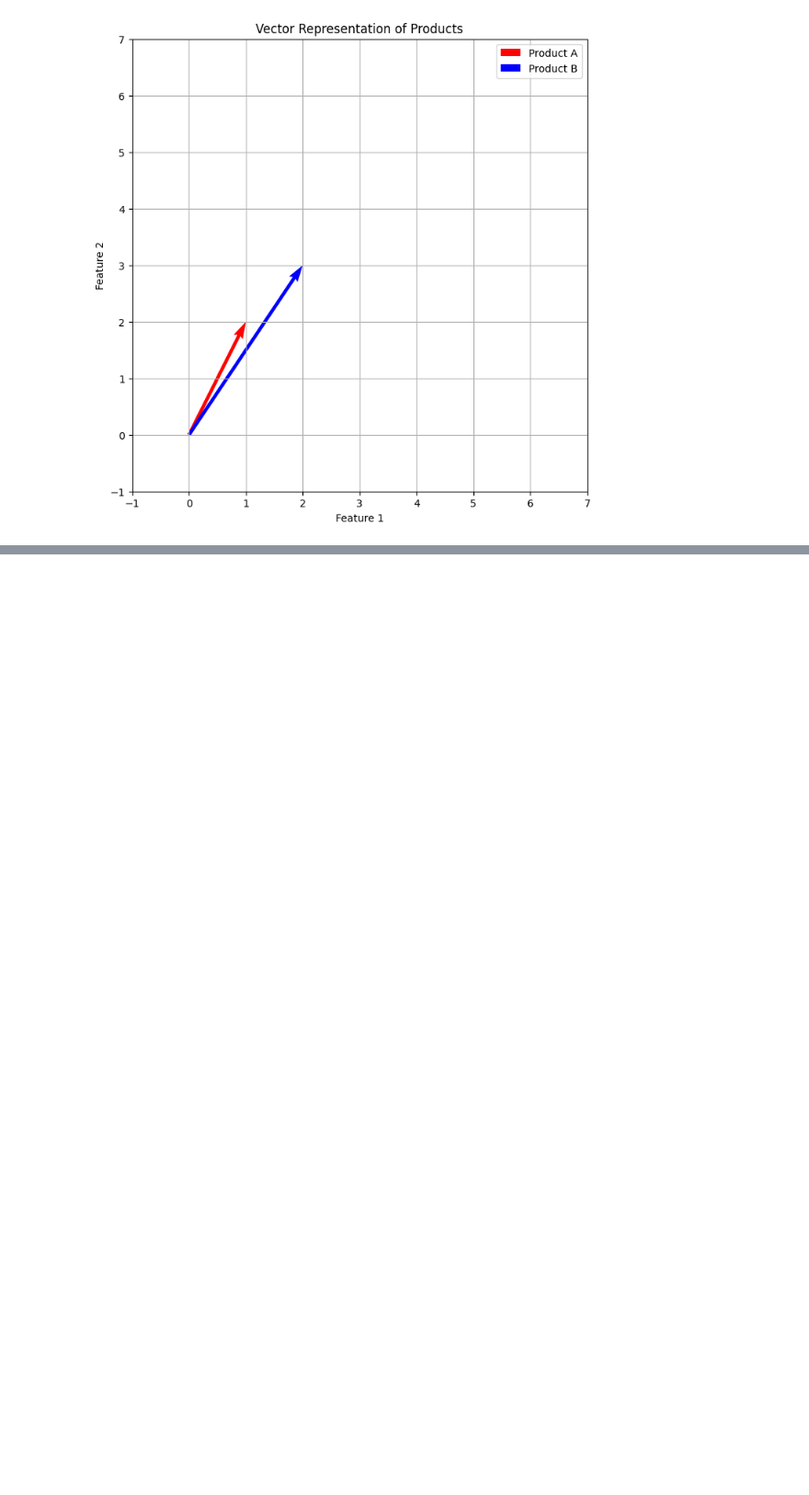
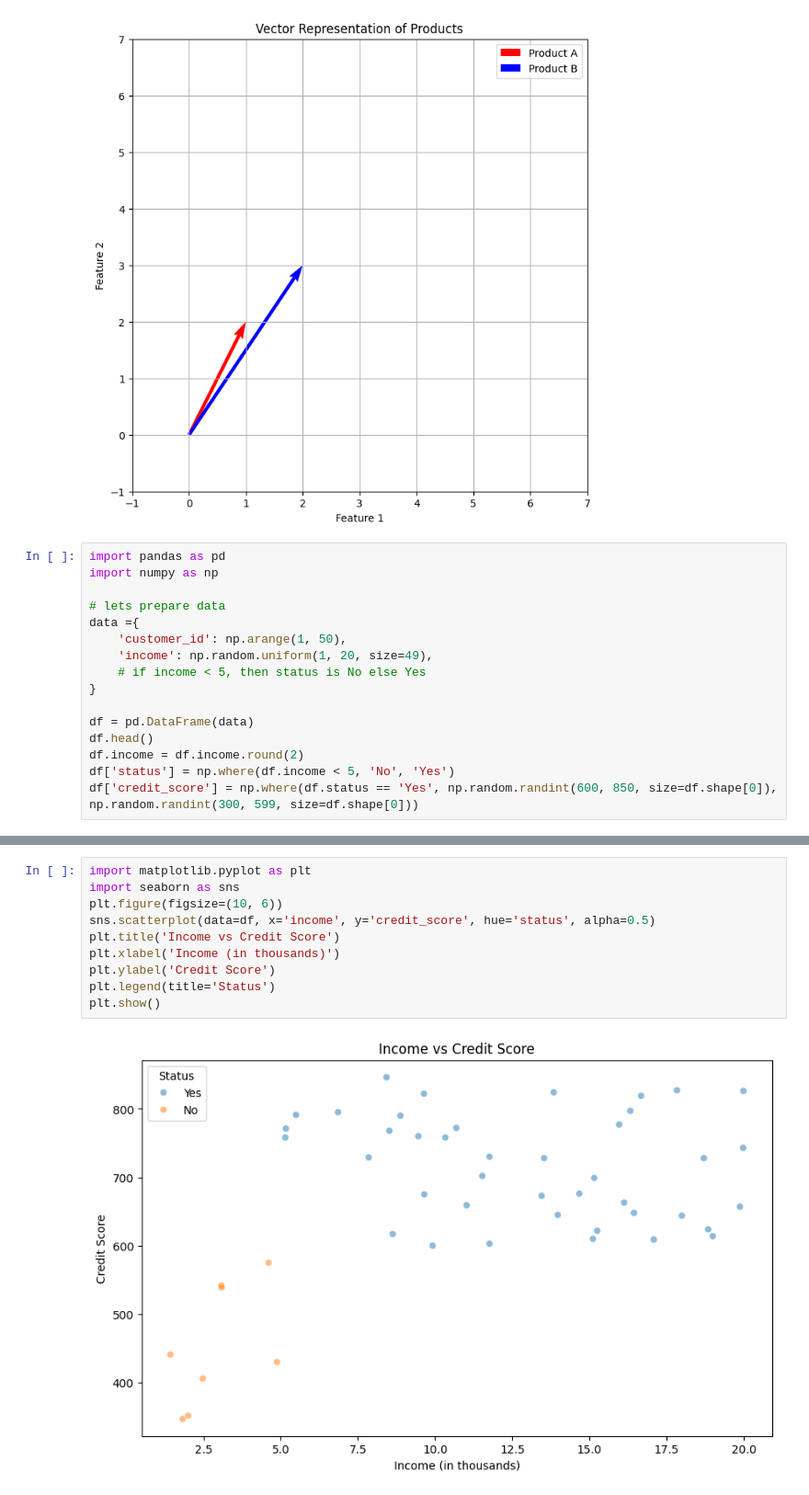
Before and after one commit to rahul8879/coachX_ds, a Jupyter notebook: Math/01_linear_algebra.ipynb, the cells around one changed output, grey strips where cells are left out. Shown at 92% size. Cells and saved outputs as stored; diff of their text form; blank space fills up the shorter version.

```diff
--- a/Math/01_linear_algebra.ipynb
+++ b/Math/01_linear_algebra.ipynb
@@ -107,3 +107,19 @@ Cosine similarity between product A and product B: 0.9949366763261821
 Products are very similar.
 Angle between product A and product B: 5.76818118618818 degrees
 [figure]
+# %%
+import pandas as pd
+import numpy as np
+
+# lets prepare data
+data ={
+    'customer_id': np.arange(1, 50),
+    'income': np.random.uniform(1, 20, size=49),
+    # if income < 5, then status is No else Yes
+}
+
+df = pd.DataFrame(data)
+df.head()
+df.income = df.income.round(2)
+df['status'] = np.where(df.income < 5, 'No', 'Yes')
+df['credit_score'] = np.where(df.status == 'Yes', np.random.randint(600, 850, size=df.shape[0]), np.random.randint(300, 599, size=df.shape[0]))
@@ -109,0 +132,12 @@ Angle between product A and product B: 5.76818118618818 degrees
+# %%
+import matplotlib.pyplot as plt
+import seaborn as sns
+plt.figure(figsize=(10, 6))
+sns.scatterplot(data=df, x='income', y='credit_score', hue='status', alpha=0.5)
+plt.title('Income vs Credit Score')
+plt.xlabel('Income (in thousands)')
+plt.ylabel('Credit Score')
+plt.legend(title='Status')
+plt.show()
+# %% [output]
+[figure, added]
```
Also changed, not shown: parts of 2 cells of this notebook, 1 other file.
